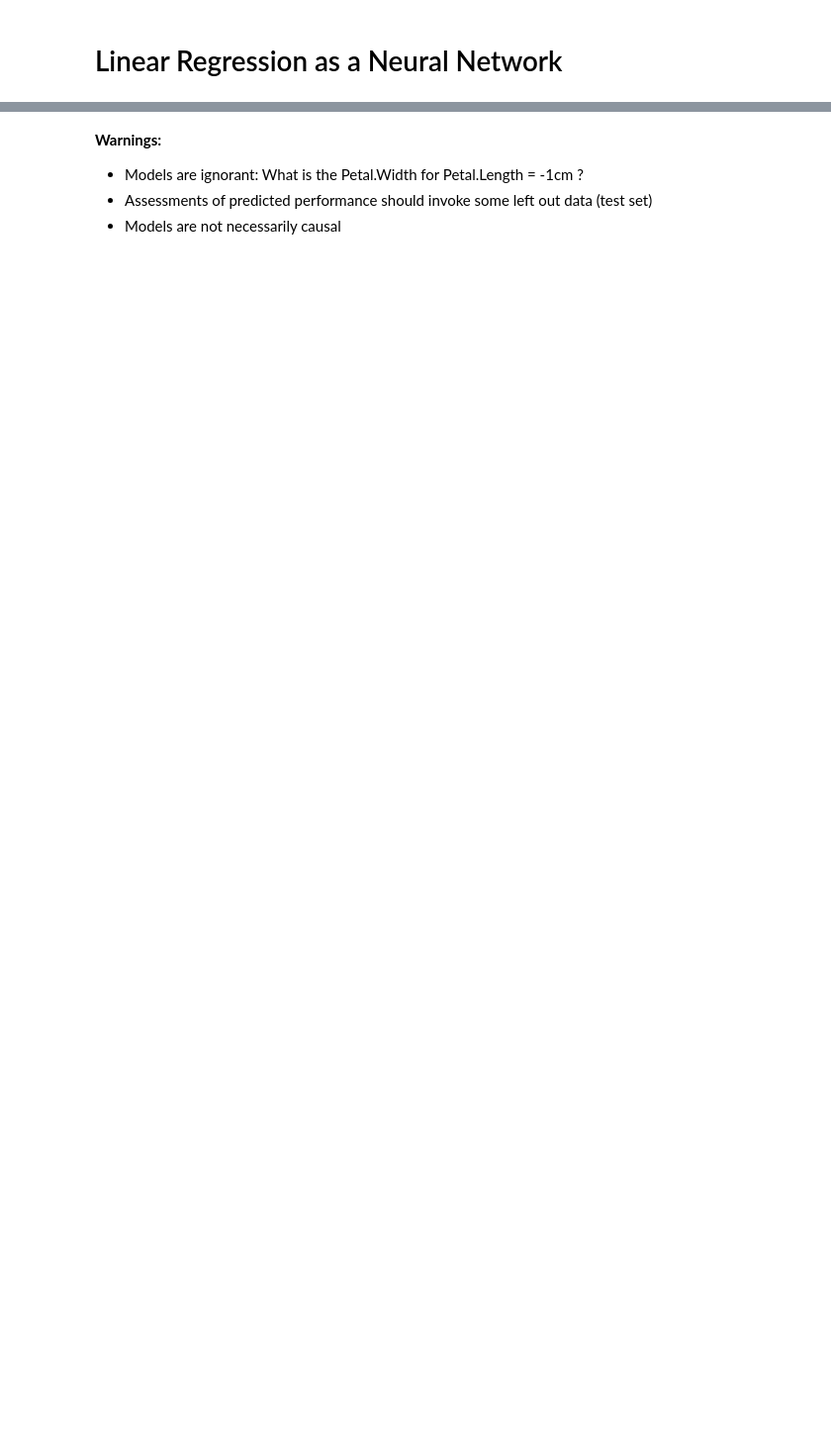
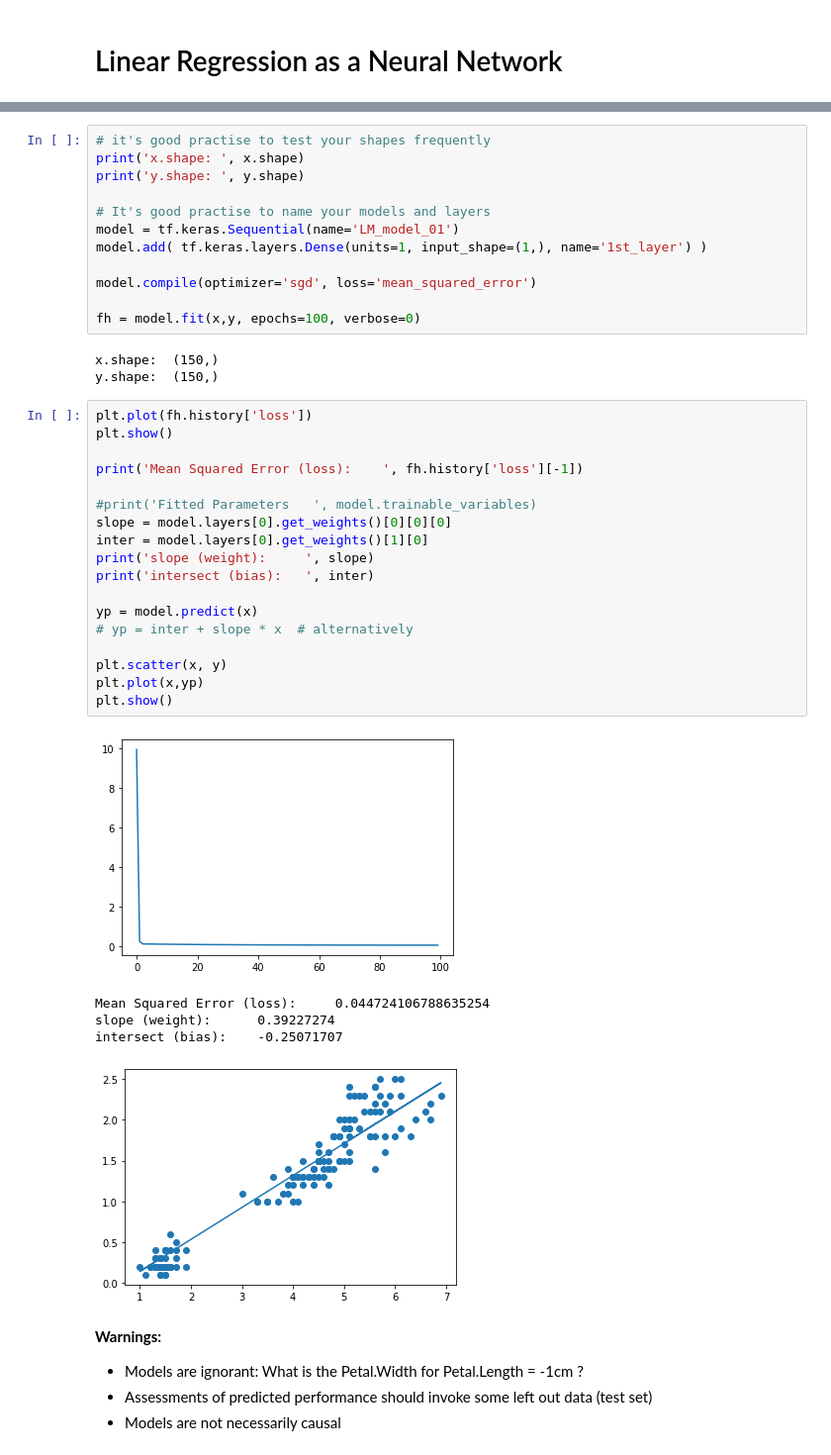
Before and after one commit to thomasmanke/ABS, a Jupyter notebook: Notebooks/ANN/ANN_001_Intro.ipynb, the cells around one changed output, grey strips where cells are left out. Shown: that part at 99% size. Drawn from its saved outputs; the diff is of its cells as text; blank space fills up the shorter version.

```diff
--- a/Notebooks/ANN/ANN_001_Intro.ipynb
+++ b/Notebooks/ANN/ANN_001_Intro.ipynb
@@ -182,3 +179,42 @@ Complete the work below:
+# %%
+# it's good practise to test your shapes frequently
+print('x.shape: ', x.shape)
+print('y.shape: ', y.shape)
+
+# It's good practise to name your models and layers
+model = tf.keras.Sequential(name='LM_model_01')
+model.add( tf.keras.layers.Dense(units=1, input_shape=(1,), name='1st_layer') )
+
+model.compile(optimizer='sgd', loss='mean_squared_error')
+
+fh = model.fit(x,y, epochs=100, verbose=0)
+# %% [output]
+x.shape:  (150,)
+y.shape:  (150,)
+# %%
+plt.plot(fh.history['loss'])
+plt.show()
+
+print('Mean Squared Error (loss):    ', fh.history['loss'][-1])
+
+#print('Fitted Parameters   ', model.trainable_variables)
+slope = model.layers[0].get_weights()[0][0][0]
+inter = model.layers[0].get_weights()[1][0]
+print('slope (weight):     ', slope)
+print('intersect (bias):   ', inter)
+
+yp = model.predict(x)
+# yp = inter + slope * x  # alternatively
+
+plt.scatter(x, y)
+plt.plot(x,yp)
+plt.show()
+# %% [output]
+[figure, added]
+Mean Squared Error (loss):     0.044724106788635254
+slope (weight):      0.39227274
+intersect (bias):    -0.25071707
+[figure, added]
 # %% [markdown]
 **Warnings:**
 
```
Also changed, not shown: parts of 25 cells of this notebook.
